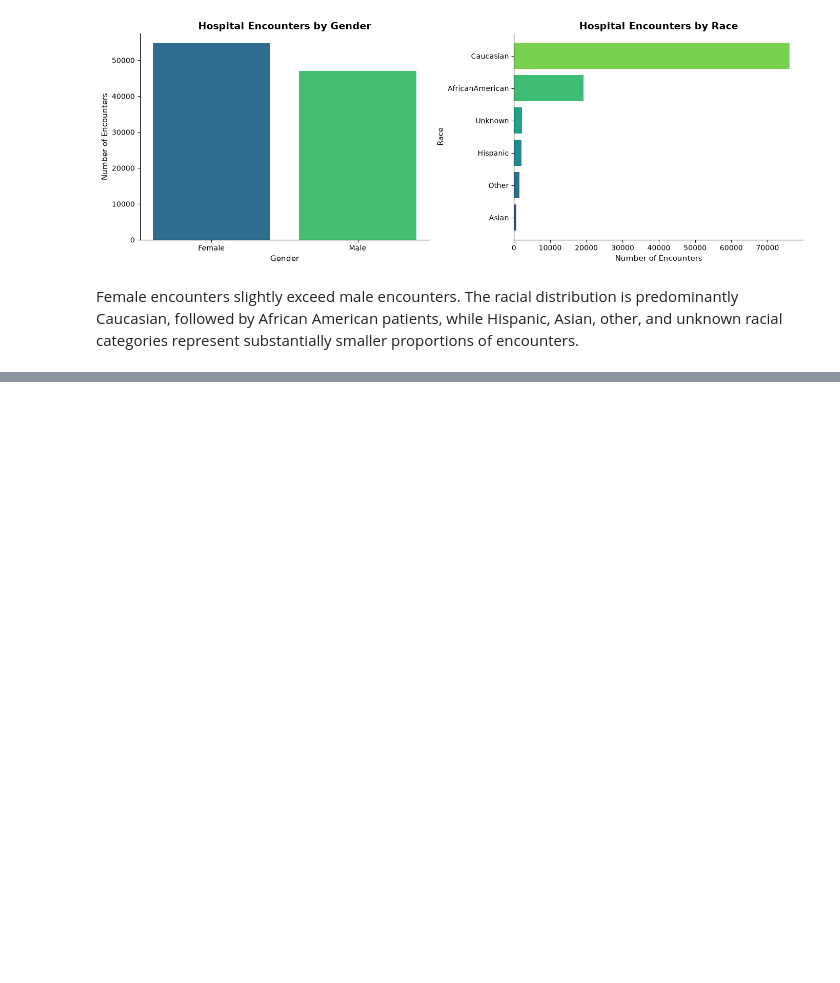
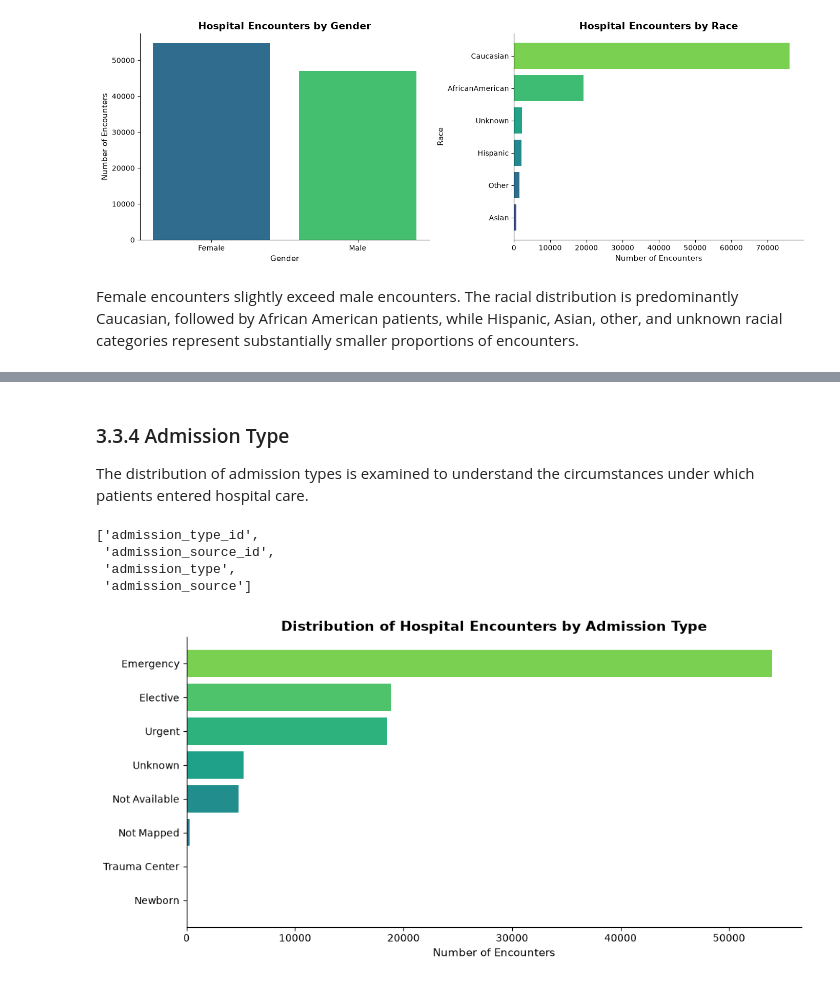
Before and after one commit to byegond-beep/hospital-readmission-resource-allocation-analytics, a Jupyter notebook: notebooks/03_exploratory_data_analysis.ipynb, the cells around one changed output, grey strips where cells are left out. Drawn from its saved outputs; the diff is of its cells as text; code cells hidden in the pictures; blank space fills up the shorter version.

```diff
--- a/notebooks/03_exploratory_data_analysis.ipynb
+++ b/notebooks/03_exploratory_data_analysis.ipynb
@@ -206,0 +345,33 @@ Female encounters slightly exceed male encounters. The racial distribution is pr
+# %% [markdown]
+### 3.3.4 Admission Type
+
+The distribution of admission types is examined to understand the circumstances under which patients entered hospital care.
+# %%
+[col for col in df.columns if "admission" in col.lower()]
+# %% [output]
+['admission_type_id',
+ 'admission_source_id',
+ 'admission_type',
+ 'admission_source']
+# %%
+# Admission type distribution
+admission_counts = df["admission_type"].value_counts().sort_values()
+
+fig, ax = plt.subplots(figsize=(10, 5))
+
+ax.barh(
+    admission_counts.index,
+    admission_counts.values,
+    color=cmap(np.linspace(0.25, 0.80, len(admission_counts)))
+)
+
+ax.set(
+    title="Distribution of Hospital Encounters by Admission Type",
+    xlabel="Number of Encounters",
+    ylabel=""
+)
+
+plt.tight_layout()
+plt.show()
+# %% [output]
+[figure, added]
```
Also changed, not shown: parts of 10 cells of this notebook, 2 other files.
